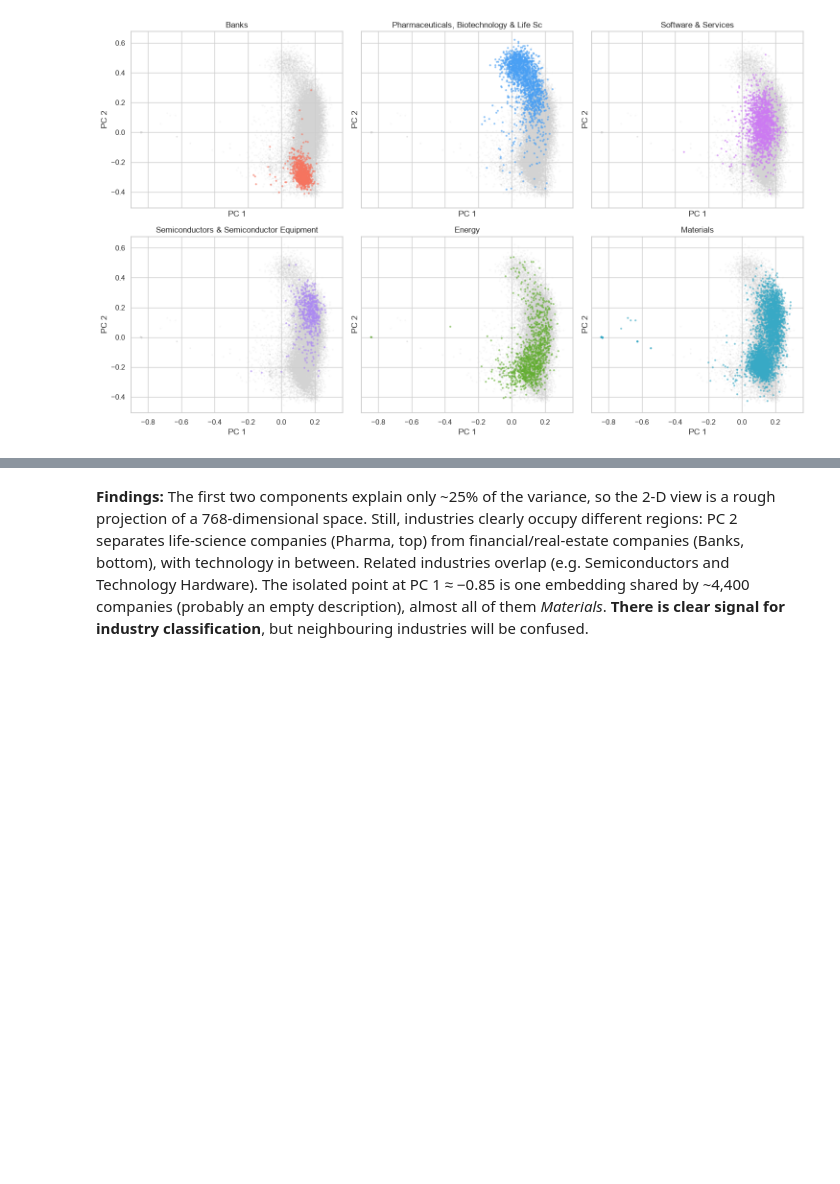
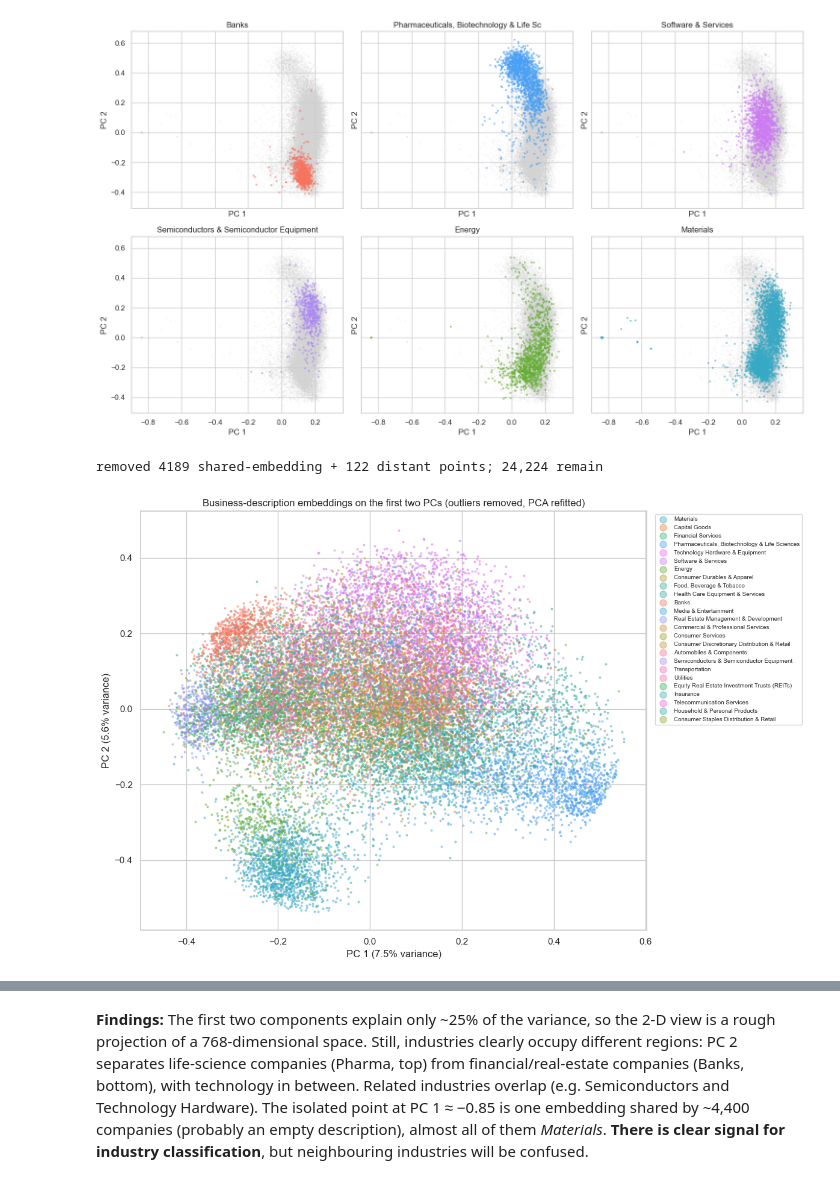
Before and after one commit to adevantery/fods2026, a Jupyter notebook: Practical_task_1/task1.1.ipynb, the cells around one changed output, grey strips where cells are left out. Drawn from its saved outputs; the diff is of its cells as text; code cells hidden in the pictures; blank space fills up the shorter version.

```diff
--- a/Practical_task_1/task1.1.ipynb
+++ b/Practical_task_1/task1.1.ipynb
@@ -98,3 +110,29 @@ for ax, ind in zip(axes.flat, show):
 plt.tight_layout(); plt.show()
 # %% [output]
 [figure]
+# %%
+# PCA without outliers
+# 1) drop the identical "empty description" embeddings
+shared = df_train.business_description_embedding.duplicated(keep=False).values
+X_c, ind_c = X_train[~shared], df_train.industry.values[~shared]
+
+# 2) refit PCA on the clean data, then trim points far from the bulk (robust, median-based)
+pca_c = PCA(n_components=2).fit(X_c)
+Z_c = pca_c.transform(X_c)
+dist = np.linalg.norm(Z_c - np.median(Z_c, axis=0), axis=1)
+inlier = dist <= np.quantile(dist, 0.995)          # drop the 0.5% most distant points
+Z_c, ind_c = Z_c[inlier], ind_c[inlier]
+ev_c = 100 * pca_c.explained_variance_ratio_
+print(f"removed {shared.sum()} shared-embedding + {(~inlier).sum()} distant points; {len(Z_c):,} remain")
+
+fig, ax = plt.subplots(figsize=(12, 8))
+for ind in counts.index:                            # large classes first, small classes on top
+    m = ind_c == ind
+    ax.scatter(Z_c[m, 0], Z_c[m, 1], s=4, alpha=0.4, color=palette[ind], label=ind)
+ax.set(xlabel=f"PC 1 ({ev_c[0]:.1f}% variance)", ylabel=f"PC 2 ({ev_c[1]:.1f}% variance)",
+       title="Business-description embeddings on the first two PCs (outliers removed, PCA refitted)")
+ax.legend(markerscale=4, fontsize=7, bbox_to_anchor=(1.01, 1), loc="upper left")
+plt.tight_layout(); plt.show()
+# %% [output]
+removed 4189 shared-embedding + 122 distant points; 24,224 remain
+[figure, added]
```
Also changed, not shown: parts of 16 cells of this notebook, 3 other files.
